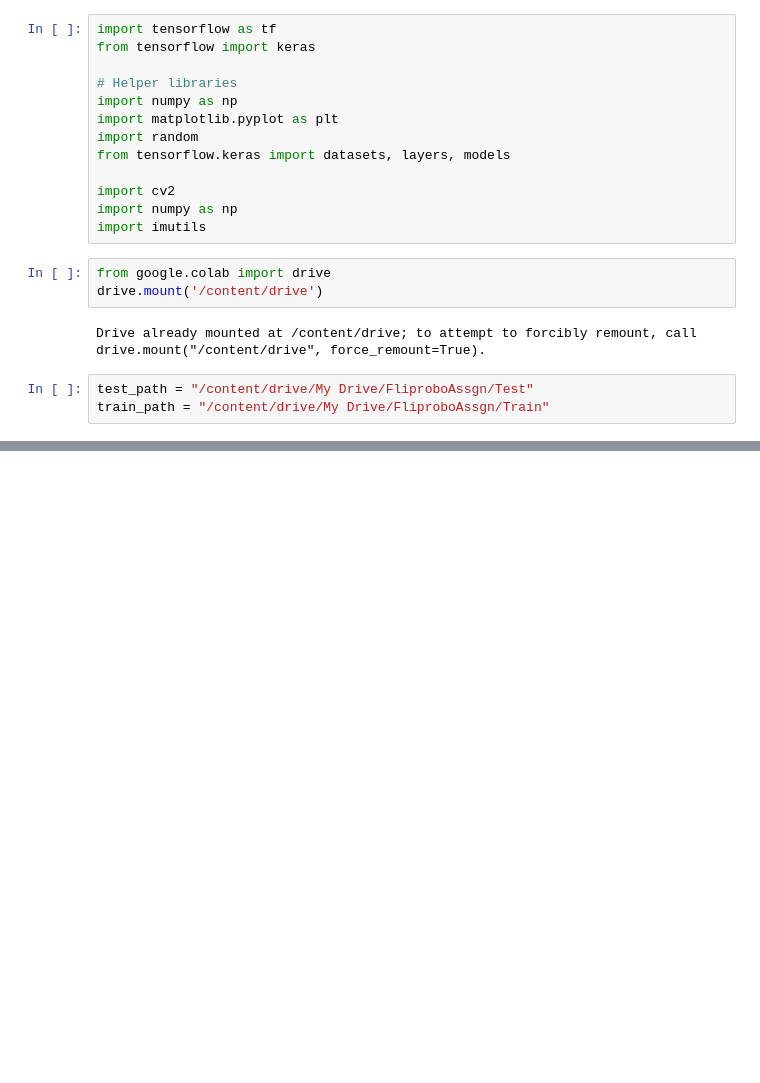
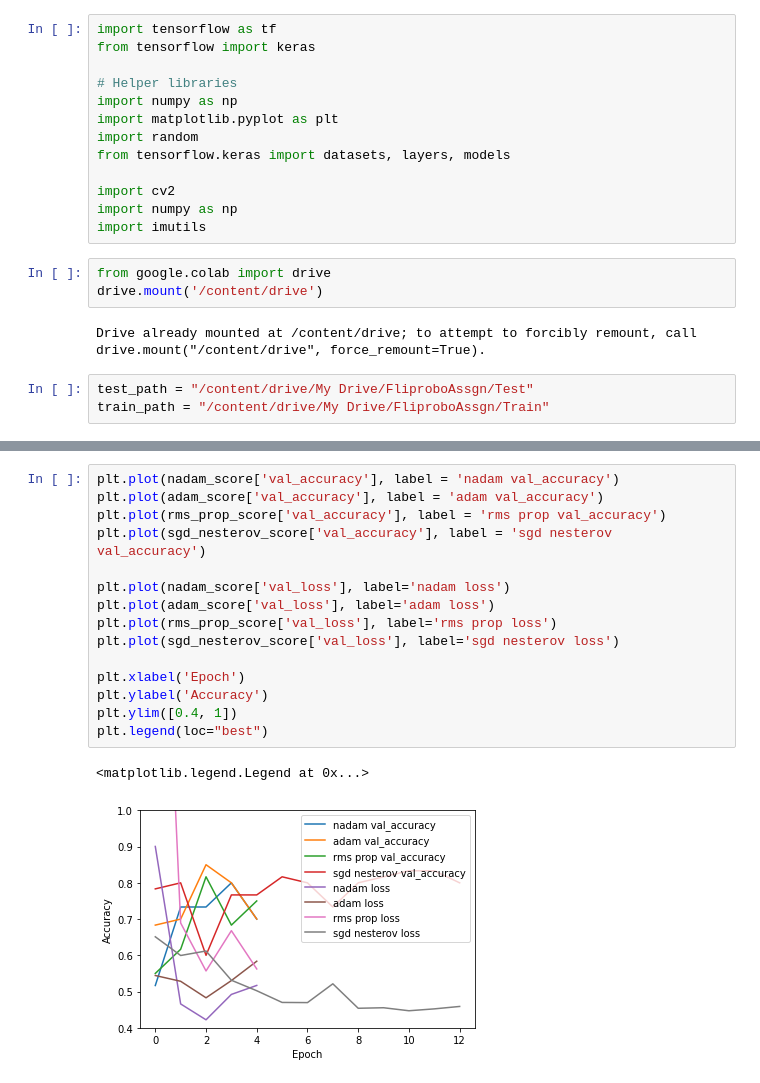
Before and after one commit to DipeshChothwe/Image-classification-Jeans-and-Trousers, a Jupyter notebook: Assignment4_image_classification_optimisers.ipynb, the cells around one changed output, grey strips where cells are left out. Saved outputs shown, nothing was run; the diff lists cells and outputs as text; blank space fills up the shorter version.

```diff
--- a/Assignment4_image_classification_optimisers.ipynb
+++ b/Assignment4_image_classification_optimisers.ipynb
@@ -280,2 +399,20 @@ model.summary()
+# %%
+plt.plot(nadam_score['val_accuracy'], label = 'nadam val_accuracy')
+plt.plot(adam_score['val_accuracy'], label = 'adam val_accuracy')
+plt.plot(rms_prop_score['val_accuracy'], label = 'rms prop val_accuracy')
+plt.plot(sgd_nesterov_score['val_accuracy'], label = 'sgd nesterov val_accuracy')
+
+plt.plot(nadam_score['val_loss'], label='nadam loss')
+plt.plot(adam_score['val_loss'], label='adam loss')
+plt.plot(rms_prop_score['val_loss'], label='rms prop loss')
+plt.plot(sgd_nesterov_score['val_loss'], label='sgd nesterov loss')
+
+plt.xlabel('Epoch')
+plt.ylabel('Accuracy')
+plt.ylim([0.4, 1])
+plt.legend(loc="best")
+# %% [output]
+<matplotlib.legend.Legend at 0x...>
+[figure, added]
 # %%
 train_loss, train_acc = model.evaluate(train_images,  train_labels, verbose=2)
```
Also changed, not shown: parts of 19 cells of this notebook.
